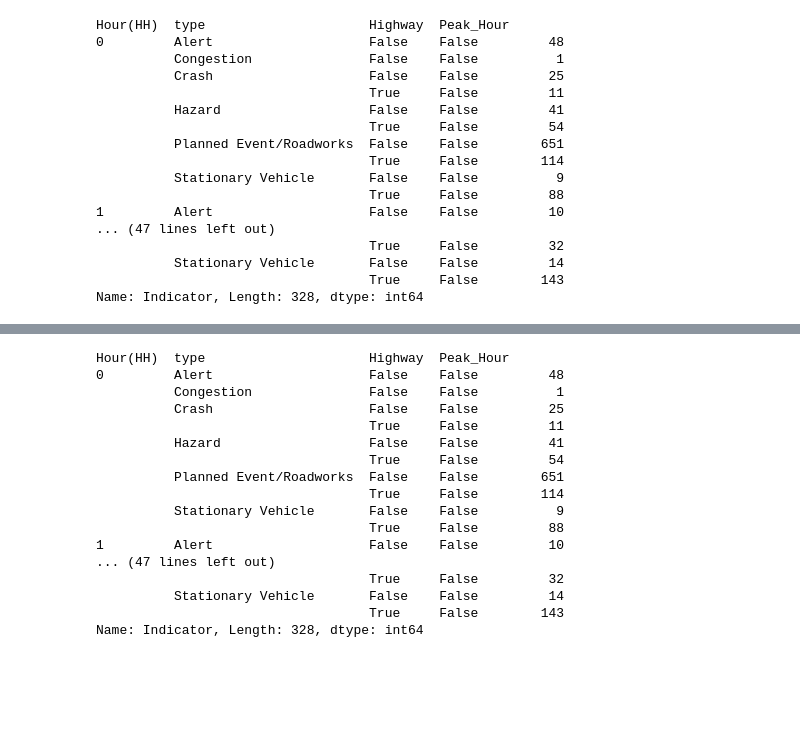
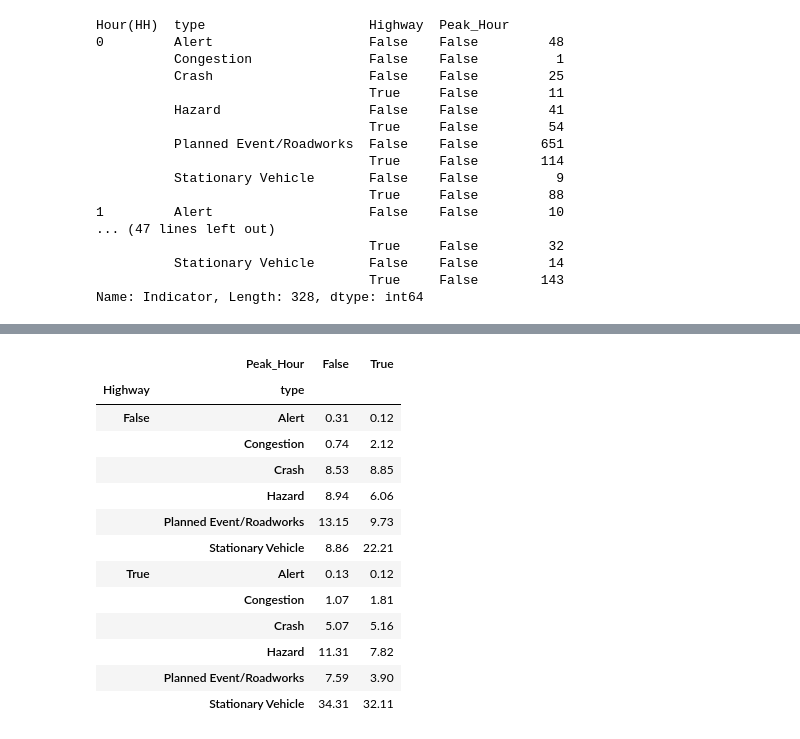
Before and after one commit to jaworra/Jupyter-Notebooks, a Jupyter notebook: request_incident_by_type.ipynb, the cells around one changed output, grey strips where cells are left out. Drawn from its saved outputs; the diff is of its cells as text; code cells hidden in the pictures; blank space fills up the shorter version.

```diff
--- a/request_incident_by_type.ipynb
+++ b/request_incident_by_type.ipynb
@@ -162,24 +186,25 @@ Name: Indicator, Length: 328, dtype: int64
+# %%
+incidents.pivot_table(index =['Highway','type'],
+              columns='Peak_Hour',
+              aggfunc='sum',
+              values='Indicator',margins=False,
+              dropna=True).apply(lambda x:100 * x / float(x.sum())).round(2)
+# %% [output]
+|  | Peak_Hour | False | True |
+| Highway | type |  |  |
+| False | Alert | 0.31 | 0.12 |
+|  | Congestion | 0.74 | 2.12 |
+|  | Crash | 8.53 | 8.85 |
+|  | Hazard | 8.94 | 6.06 |
+|  | Planned Event/Roadworks | 13.15 | 9.73 |
+|  | Stationary Vehicle | 8.86 | 22.21 |
+| True | Alert | 0.13 | 0.12 |
+|  | Congestion | 1.07 | 1.81 |
+|  | Crash | 5.07 | 5.16 |
+|  | Hazard | 11.31 | 7.82 |
+|  | Planned Event/Roadworks | 7.59 | 3.90 |
+|  | Stationary Vehicle | 34.31 | 32.11 |
 # %%
 #send out to csv
 incidents.to_csv('statistics_by_typeRoadPeak.csv', sep=',')
 incidents_statistic.to_csv('statistics_by_typeRoadPeak_pivot.csv', sep=',')
-# %%
-incidents_statistic
-# %% [output]
-Hour(HH)  type                     Highway  Peak_Hour
-0         Alert                    False    False         48
-          Congestion               False    False          1
-          Crash                    False    False         25
-                                   True     False         11
-          Hazard                   False    False         41
-                                   True     False         54
-          Planned Event/Roadworks  False    False        651
-                                   True     False        114
-          Stationary Vehicle       False    False          9
-                                   True     False         88
-1         Alert                    False    False         10
-... (47 lines left out)
-                                   True     False         32
-          Stationary Vehicle       False    False         14
-                                   True     False        143
-Name: Indicator, Length: 328, dtype: int64
```
Also changed, not shown: parts of 1 cell of this notebook.
